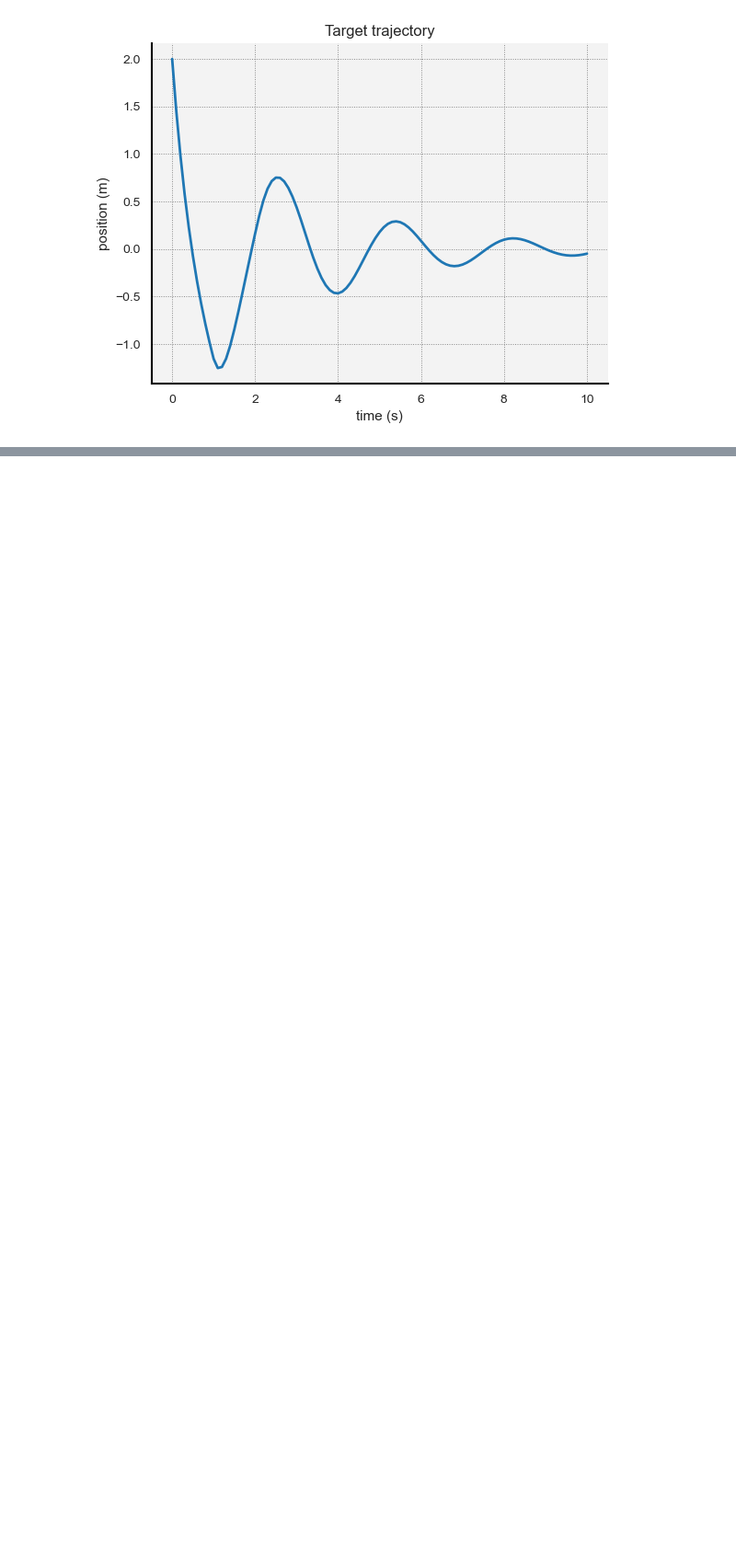
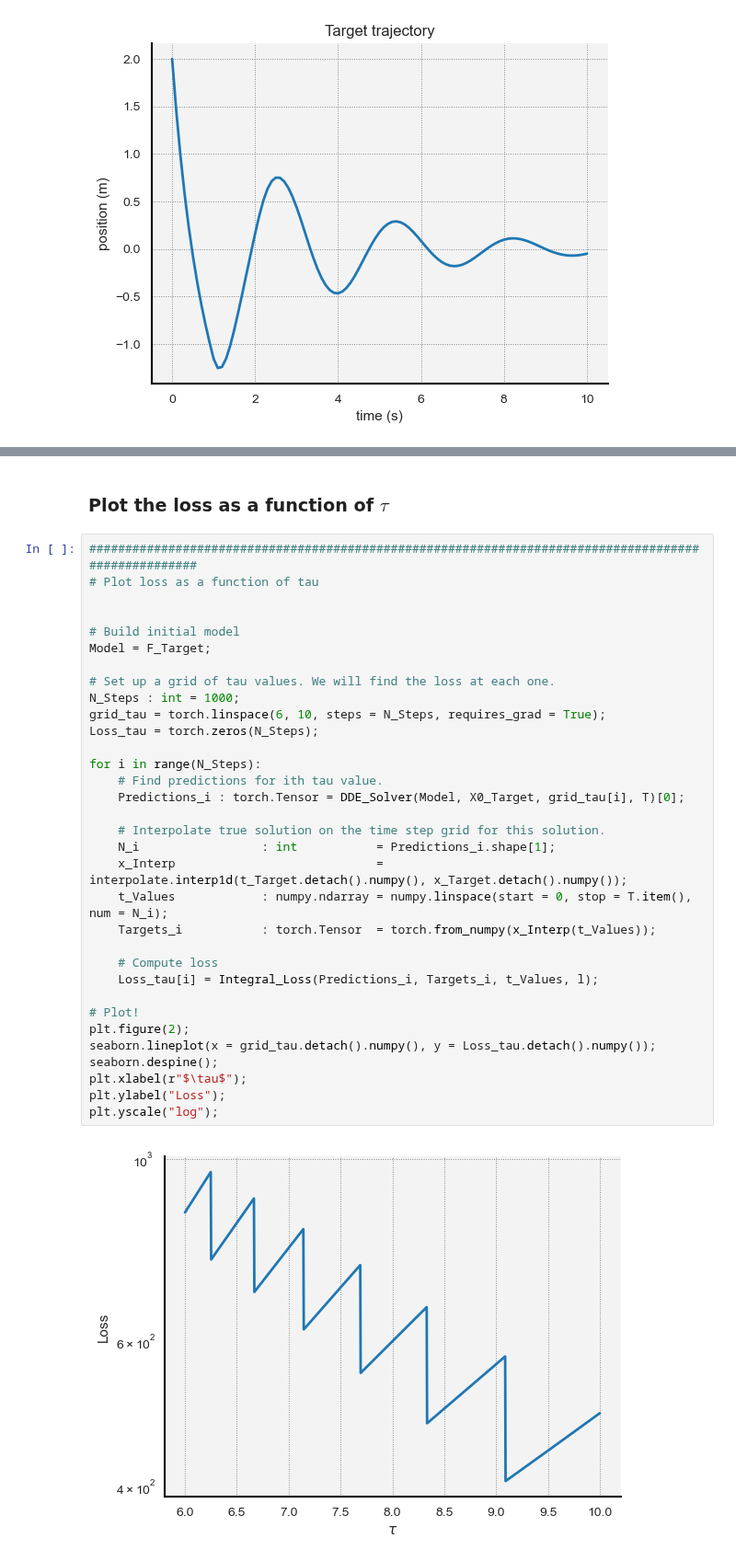
Before and after one commit to punkduckable/NDDE, a Jupyter notebook: NDDE.ipynb, the cells around one changed output, grey strips where cells are left out. Shown at 92% size. Saved outputs shown, nothing was run; the diff lists cells and outputs as text; blank space fills up the shorter version.

```diff
--- a/NDDE.ipynb
+++ b/NDDE.ipynb
@@ -100,0 +194,37 @@ plt.title("Target trajectory");
+# %% [markdown]
+### Plot the loss as a function of $\tau$
+# %%
+####################################################################################################
+# Plot loss as a function of tau
+
+
+# Build initial model
+Model = F_Target;
+
+# Set up a grid of tau values. We will find the loss at each one.
+N_Steps : int = 1000;
+grid_tau = torch.linspace(6, 10, steps = N_Steps, requires_grad = True);
+Loss_tau = torch.zeros(N_Steps);
+
+for i in range(N_Steps):
+    # Find predictions for ith tau value.
+    Predictions_i : torch.Tensor = DDE_Solver(Model, X0_Target, grid_tau[i], T)[0];
+
+    # Interpolate true solution on the time step grid for this solution.
+    N_i                 : int           = Predictions_i.shape[1];
+    x_Interp                            = interpolate.interp1d(t_Target.detach().numpy(), x_Target.detach().numpy());
+    t_Values            : numpy.ndarray = numpy.linspace(start = 0, stop = T.item(), num = N_i);
+    Targets_i           : torch.Tensor  = torch.from_numpy(x_Interp(t_Values));
+
+    # Compute loss
+    Loss_tau[i] = Integral_Loss(Predictions_i, Targets_i, t_Values, l);
+
+# Plot!
+plt.figure(2);
+seaborn.lineplot(x = grid_tau.detach().numpy(), y = Loss_tau.detach().numpy());
+seaborn.despine();
+plt.xlabel(r"$\tau$");
+plt.ylabel("Loss");
+plt.yscale("log");
+# %% [output]
+[figure, added]
```
Also changed, not shown: parts of 21 cells of this notebook, 3 other files.
